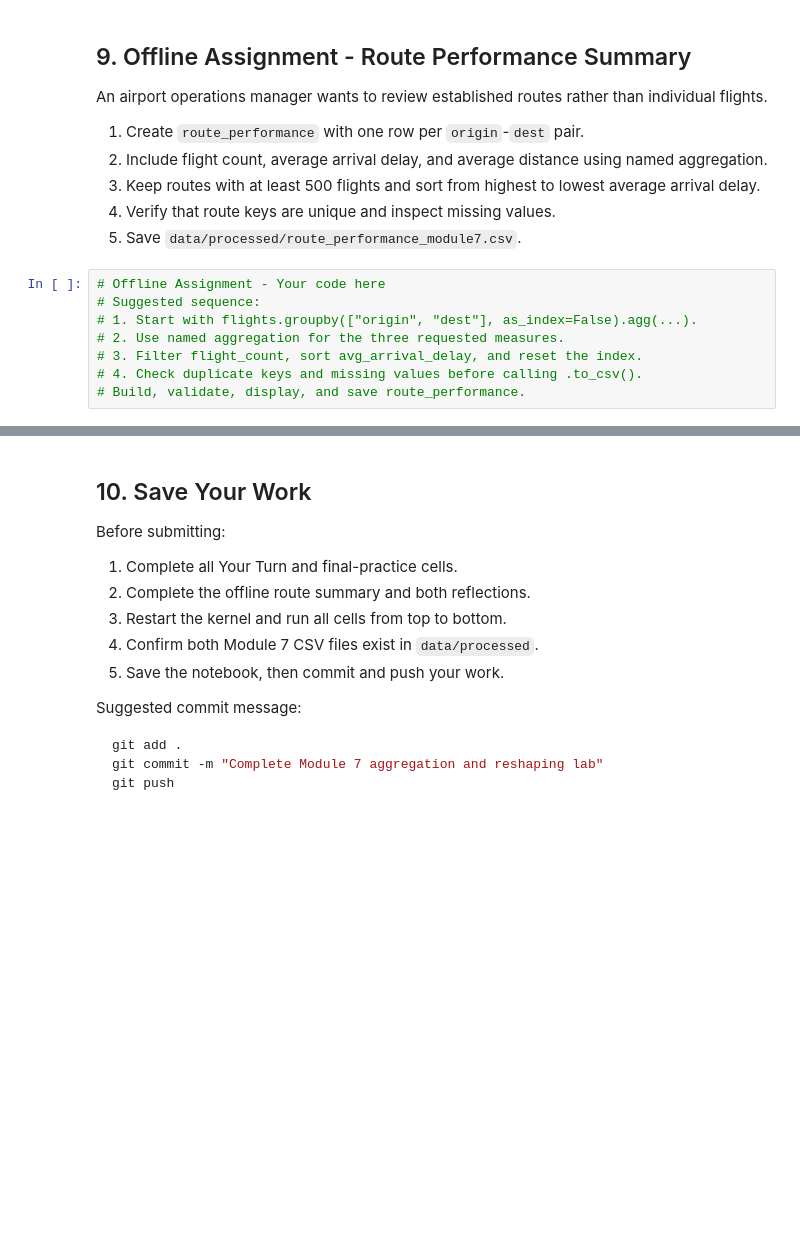
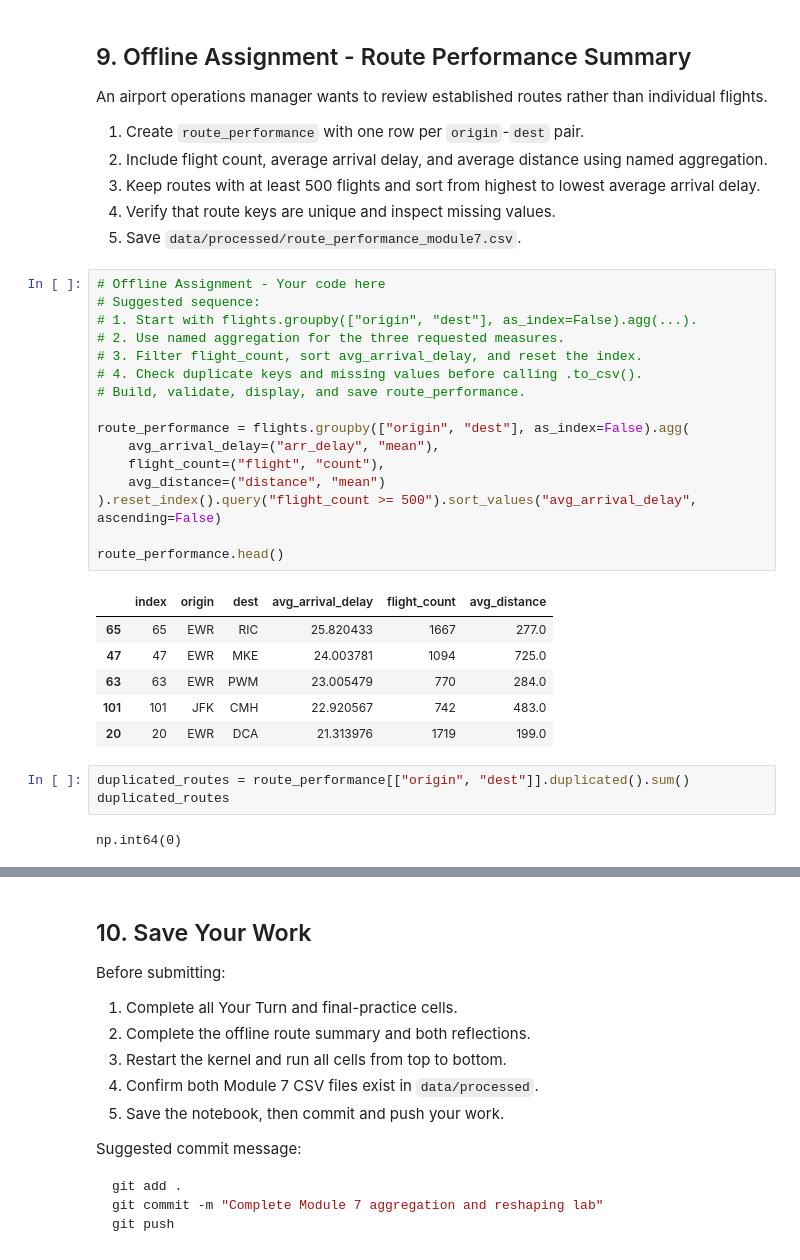
Before and after one commit to utsahenry/ban6003-week-07-08-henry-ha, a Jupyter notebook: notebooks/module7_aggregation_reshaping_guided_lab.ipynb, the cells around one changed output, grey strips where cells are left out. Drawn from its saved outputs; the diff is of its cells as text; blank space fills up the shorter version.

```diff
--- a/notebooks/module7_aggregation_reshaping_guided_lab.ipynb
+++ b/notebooks/module7_aggregation_reshaping_guided_lab.ipynb
@@ -662,8 +761,28 @@ An airport operations manager wants to review established routes rather than ind
 # %%
 # Offline Assignment - Your code here
 # Suggested sequence:
 # 1. Start with flights.groupby(["origin", "dest"], as_index=False).agg(...).
 # 2. Use named aggregation for the three requested measures.
 # 3. Filter flight_count, sort avg_arrival_delay, and reset the index.
 # 4. Check duplicate keys and missing values before calling .to_csv().
 # Build, validate, display, and save route_performance.
+
+route_performance = flights.groupby(["origin", "dest"], as_index=False).agg(
+    avg_arrival_delay=("arr_delay", "mean"),
+    flight_count=("flight", "count"),
+    avg_distance=("distance", "mean")
+).reset_index().query("flight_count >= 500").sort_values("avg_arrival_delay", ascending=False)
+
+route_performance.head()
+# %% [output]
+|  | index | origin | dest | avg_arrival_delay | flight_count | avg_distance |
+| 65 | 65 | EWR | RIC | 25.820433 | 1667 | 277.0 |
+| 47 | 47 | EWR | MKE | 24.003781 | 1094 | 725.0 |
+| 63 | 63 | EWR | PWM | 23.005479 | 770 | 284.0 |
+| 101 | 101 | JFK | CMH | 22.920567 | 742 | 483.0 |
+| 20 | 20 | EWR | DCA | 21.313976 | 1719 | 199.0 |
+# %%
+duplicated_routes = route_performance[["origin", "dest"]].duplicated().sum()
+duplicated_routes
+# %% [output]
+np.int64(0)
```
Also changed, not shown: parts of 23 cells of this notebook, 2 other files.
